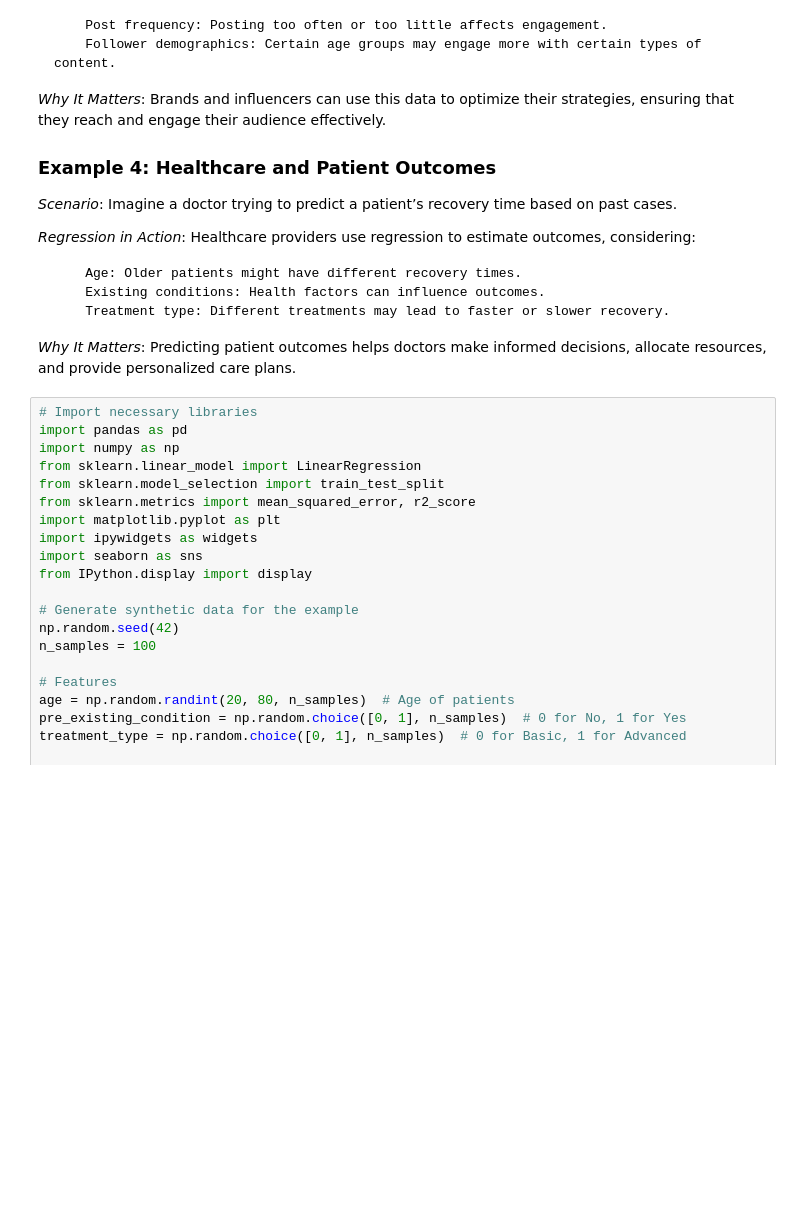
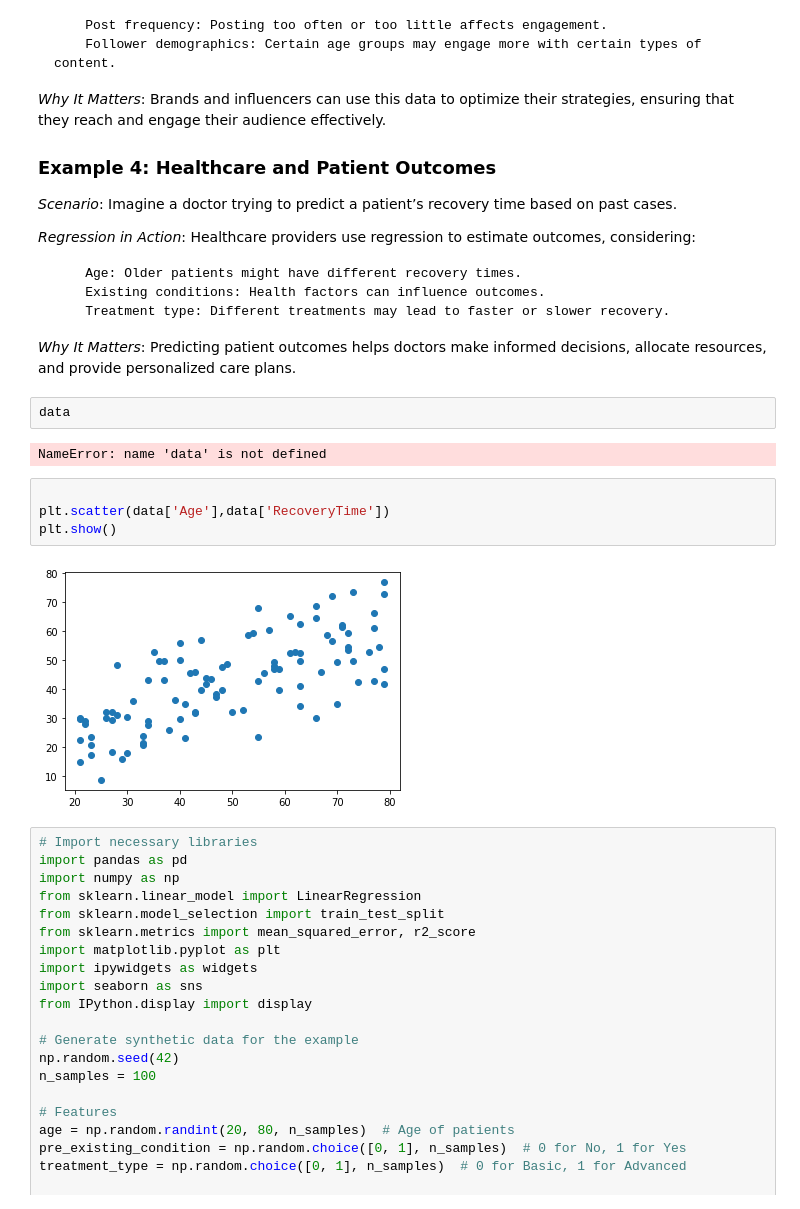
Before and after one commit to SmolakK/ArtificialIntelligence2025, a Jupyter notebook: _build/jupyter_execute/4. AI 4.ipynb, the cells around one changed output. Saved outputs shown, nothing was run; the diff lists cells and outputs as text; blank space fills up the shorter version.

```diff
--- a/_build/jupyter_execute/4. AI 4.ipynb
+++ b/_build/jupyter_execute/4. AI 4.ipynb
@@ -191,6 +191,16 @@ plt.show()
         Treatment type: Different treatments may lead to faster or slower recovery.
 
 *Why It Matters*: Predicting patient outcomes helps doctors make informed decisions, allocate resources, and provide personalized care plans.
+# %%
+data
+# %% [output]
+NameError: name 'data' is not defined
+# %%
+
+plt.scatter(data['Age'],data['RecoveryTime'])
+plt.show()
+# %% [output]
+[figure, added]
 # %%
 # Import necessary libraries
 import pandas as pd
```
Also changed, not shown: parts of 2 cells of this notebook, 39 other files.
